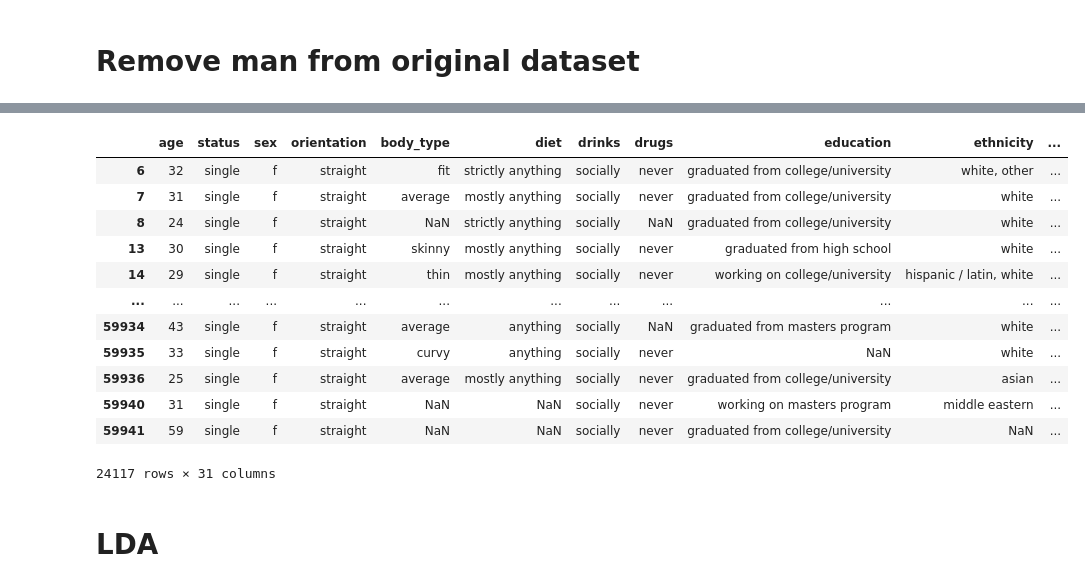
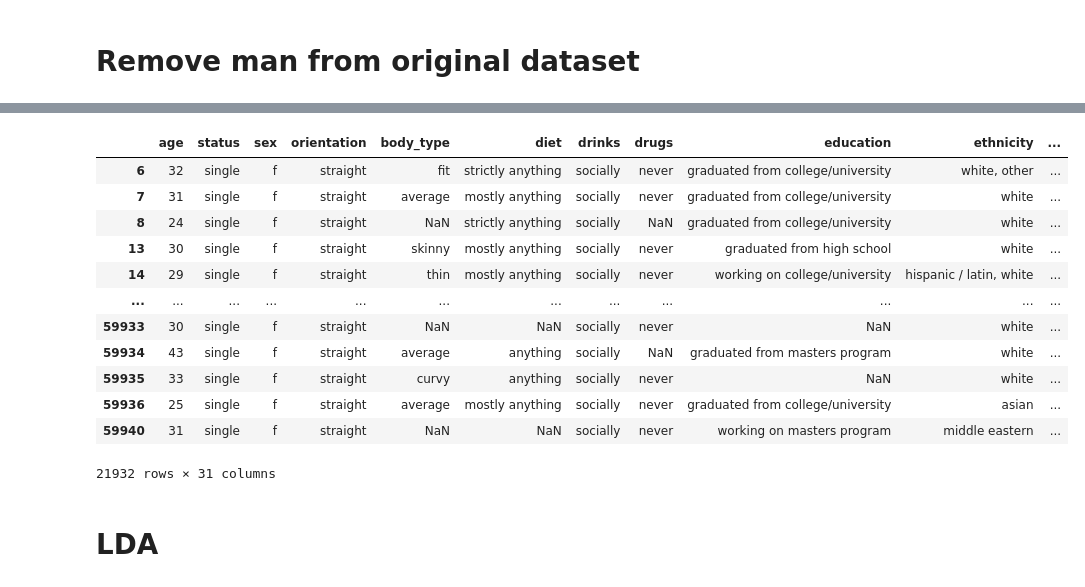
Before and after one commit to ninamcunha/amooora, a Jupyter notebook: notebooks/dedemenezes_final_lda.ipynb, the cells around one changed output, grey strips where cells are left out. Drawn from its saved outputs; the diff is of its cells as text; code cells hidden in the pictures.

```diff
--- a/notebooks/dedemenezes_final_lda.ipynb
+++ b/notebooks/dedemenezes_final_lda.ipynb
@@ -12,21 +24,21 @@ original_df = pd.read_csv('../raw_data/okcupid_profiles.csv')
 # %%
 female_df = original_df[original_df['sex'] == 'f']
 # %%
-female_df
+female_df[female_df['age'] < 49]
 # %% [output]
 |  | age | status | sex | orientation | body_type | diet | drinks | drugs | education | ethnicity | ... |
 | 6 | 32 | single | f | straight | fit | strictly anything | socially | never | graduated from college/university | white, other | ... |
 | 7 | 31 | single | f | straight | average | mostly anything | socially | never | graduated from college/university | white | ... |
 | 8 | 24 | single | f | straight | NaN | strictly anything | socially | NaN | graduated from college/university | white | ... |
 | 13 | 30 | single | f | straight | skinny | mostly anything | socially | never | graduated from high school | white | ... |
 | 14 | 29 | single | f | straight | thin | mostly anything | socially | never | working on college/university | hispanic / latin, white | ... |
 | ... | ... | ... | ... | ... | ... | ... | ... | ... | ... | ... | ... |
+| 59933 | 30 | single | f | straight | NaN | NaN | socially | never | NaN | white | ... |
 | 59934 | 43 | single | f | straight | average | anything | socially | NaN | graduated from masters program | white | ... |
 | 59935 | 33 | single | f | straight | curvy | anything | socially | never | NaN | white | ... |
 | 59936 | 25 | single | f | straight | average | mostly anything | socially | never | graduated from college/university | asian | ... |
 | 59940 | 31 | single | f | straight | NaN | NaN | socially | never | working on masters program | middle eastern | ... |
-| 59941 | 59 | single | f | straight | NaN | NaN | socially | never | graduated from college/university | NaN | ... |
-24117 rows × 31 columns
+21932 rows × 31 columns
 # %% [markdown]
 # LDA
 # %%
```
Also changed, not shown: parts of 3 cells of this notebook, 5 other files.
